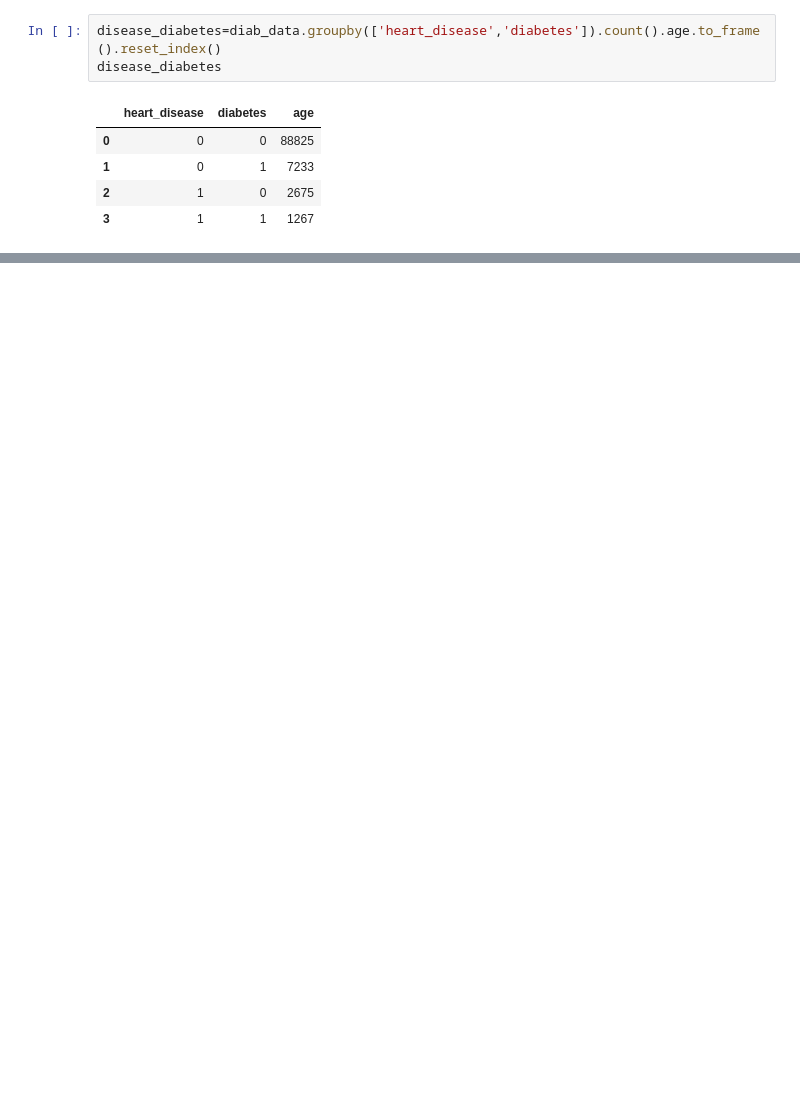
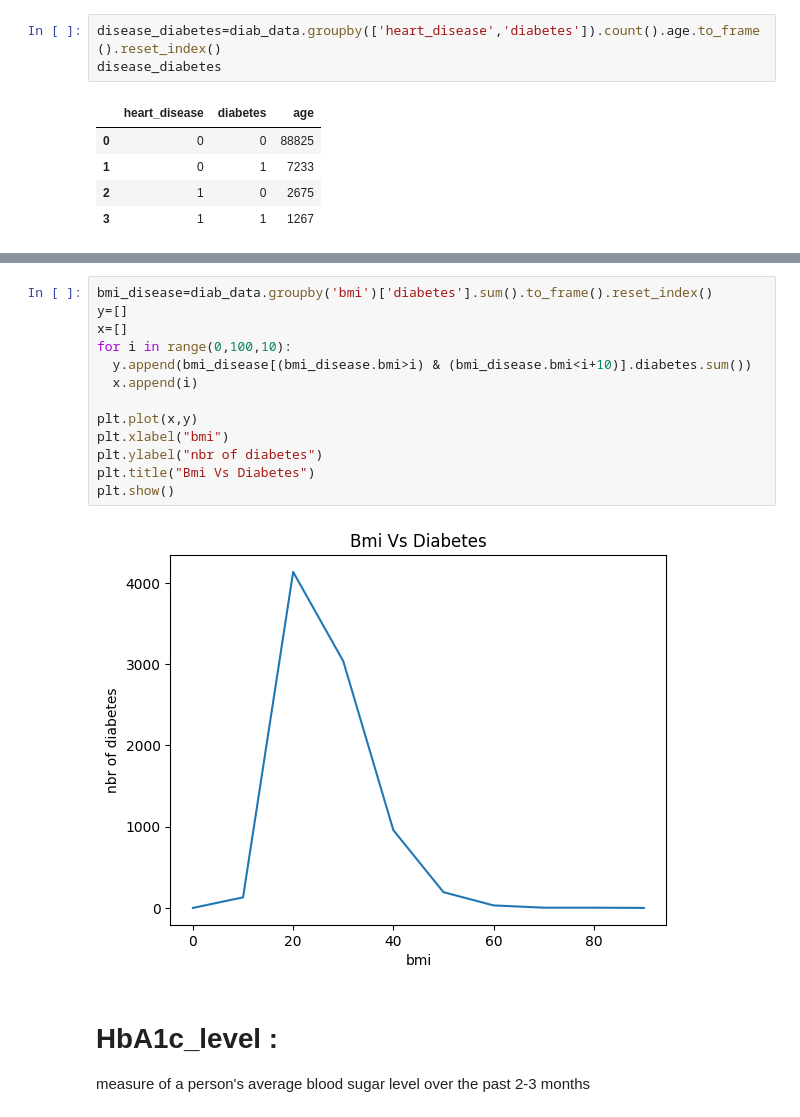
Before and after one commit to Elma-dev/Diabetes_prediction, a Jupyter notebook: Diabetes_prediction.ipynb, the cells around one changed output, grey strips where cells are left out. Cells and saved outputs as stored; diff of their text form; blank space fills up the shorter version.

```diff
--- a/Diabetes_prediction.ipynb
+++ b/Diabetes_prediction.ipynb
@@ -98 +150,19 @@ px.bar(data_frame=disease_diabetes,x='heart_disease',y='age',color='diabetes',ba
+# %%
+bmi_disease=diab_data.groupby('bmi')['diabetes'].sum().to_frame().reset_index()
+y=[]
+x=[]
+for i in range(0,100,10):
+  y.append(bmi_disease[(bmi_disease.bmi>i) & (bmi_disease.bmi<i+10)].diabetes.sum())
+  x.append(i)
+
+plt.plot(x,y)
+plt.xlabel("bmi")
+plt.ylabel("nbr of diabetes")
+plt.title("Bmi Vs Diabetes")
+plt.show()
+# %% [output]
+[figure, added]
+# %% [markdown]
+# HbA1c_level :
+measure of a person's average blood sugar level over the past 2-3 months
 # %%
```
Also changed, not shown: parts of 19 cells of this notebook.
